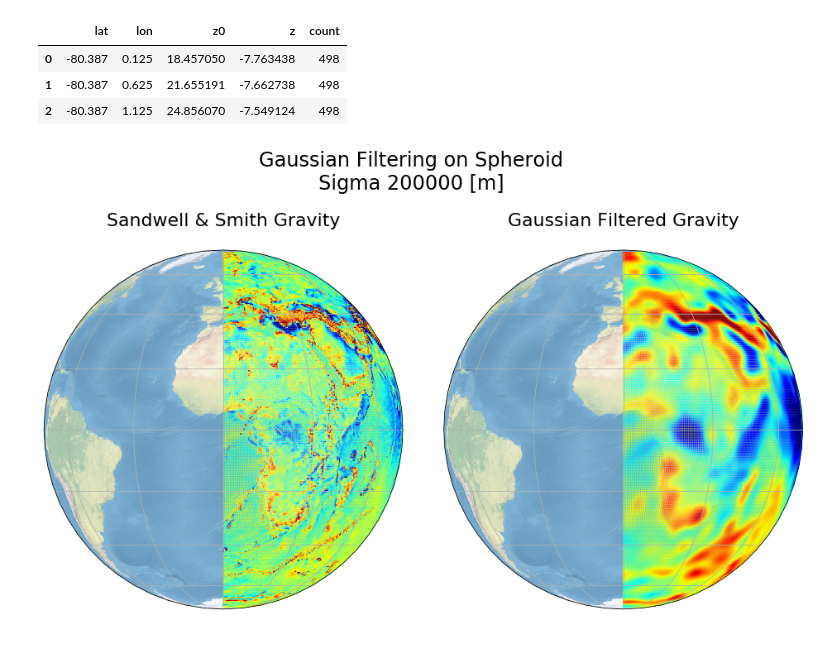
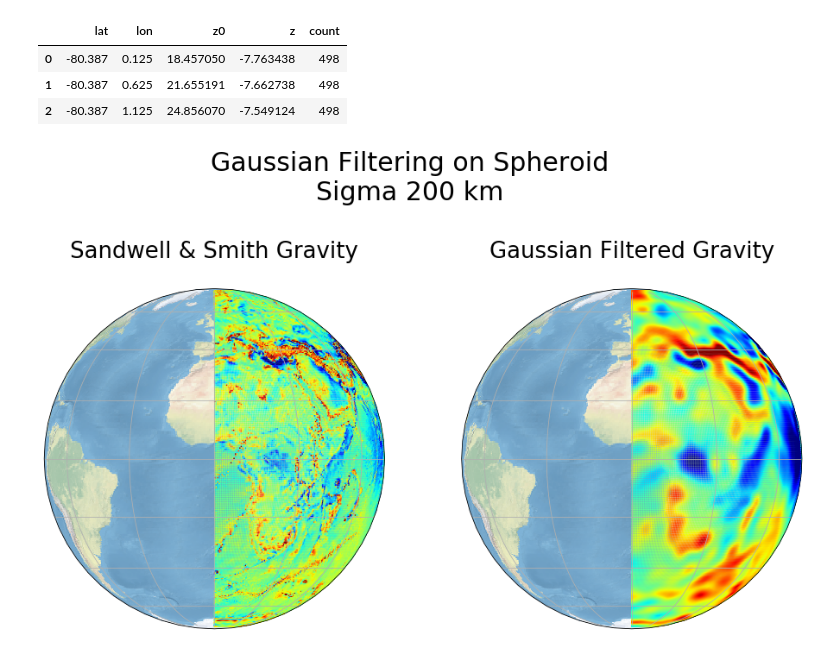
Before and after one commit to AlexeyPechnikov/gis-snippets, a Jupyter notebook: Spheroid/Gaussian Filtering on Spheroid [Global].ipynb, the cells around one changed output. Drawn from its saved outputs; the diff is of its cells as text; code cells hidden in the pictures.

Commit message:
Fix typo and enhance plot

```diff
--- a/Spheroid/Gaussian Filtering on Spheroid [Global].ipynb
+++ b/Spheroid/Gaussian Filtering on Spheroid [Global].ipynb
@@ -141,31 +141,31 @@ points.head(3)
 # %%
 def plot_prepare(ax):
     ax.add_feature(cartopy.feature.OCEAN, zorder=0)
     ax.add_feature(cartopy.feature.LAND, zorder=0, edgecolor='black')
     ax.set_global()
     ax.stock_img()
     ax.gridlines()
 
 fig = plt.figure(figsize=(14,8))
 ax = fig.add_subplot(1, 2, 1, projection=ccrs.Orthographic(0, 0))
 plot_prepare(ax)
 df[df.x<=180].plot('x', 'y', 'scatter', c='z', s=0.5,
                    vmin=-100, vmax=100,
                    cmap='jet', colorbar=False,
                    ax=ax, transform=ccrs.PlateCarree())
-ax.set_title('Sandwell & Smith Gravity\n', fontsize=22)
+ax.set_title('Sandwell & Smith Gravity\n', fontsize=26)
 
 ax = fig.add_subplot(1, 2, 2, projection=ccrs.Orthographic(0, 0))
 plot_prepare(ax)
 points[points.lon<=180].plot('lon', 'lat', 'scatter', c='z', s=0.5,
                              vmin=-40, vmax=40,
                              cmap='jet', colorbar=False,
                              ax=ax, transform=ccrs.PlateCarree())
-ax.set_title('Gaussian Filtered Gravity\n', fontsize=22)
+ax.set_title('Gaussian Filtered Gravity\n', fontsize=26)
 
-plt.suptitle(f'Gaussian Filtering on Spheroid\nSigma {sigma} [m]', fontsize=24)
-fig.tight_layout(rect=[0.03, 0.0, 1, 0.8])
+plt.suptitle(f'Gaussian Filtering on Spheroid\nSigma {int(sigma/1000)} km', fontsize=30)
+fig.tight_layout(rect=[0.03, 0.0, 1, 0.75])
 plt.savefig('Gaussian Filtering on Spheroid [Global].jpg', dpi=150, quality=95)
 plt.show()
 # %% [output]
-[figure, old version]
+[figure, new version]
```
Also changed, not shown: parts of 2 cells of this notebook, 1 other file.
